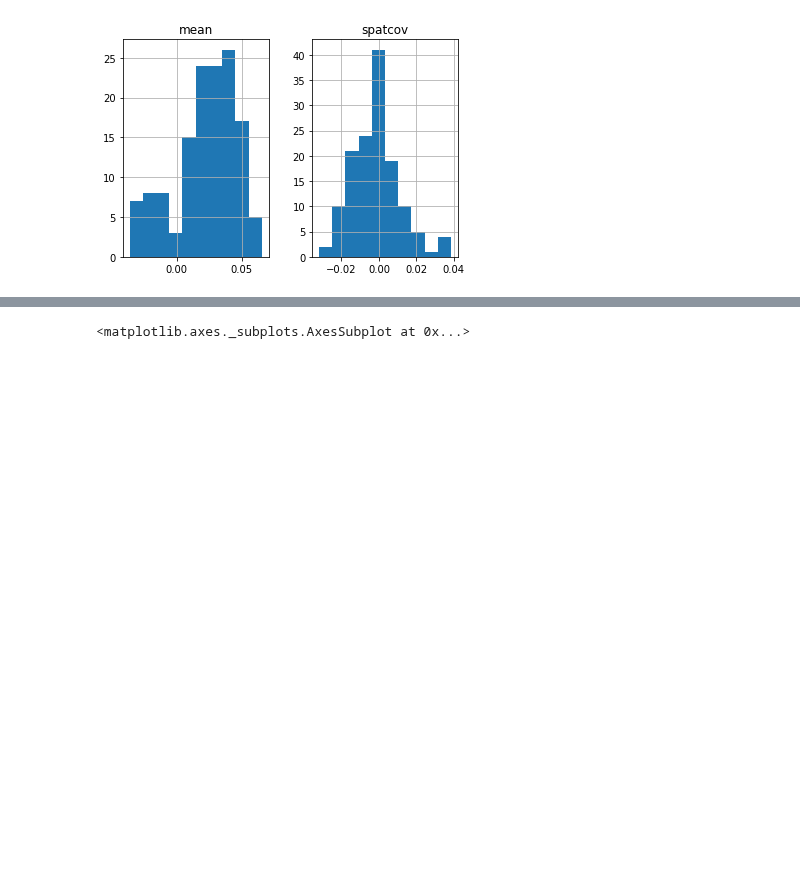
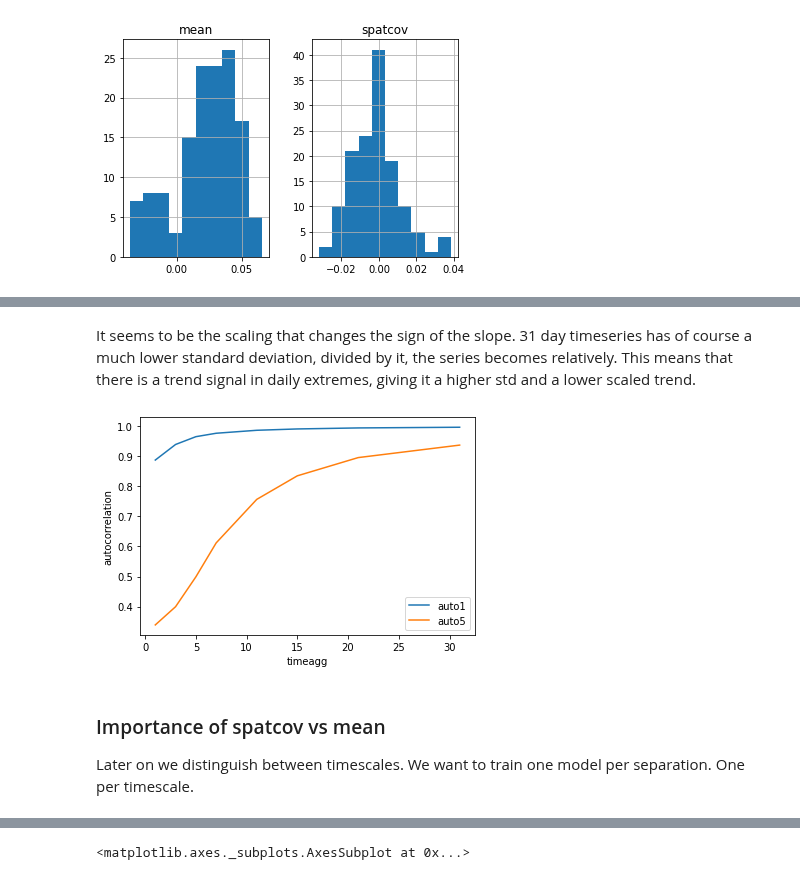
Before and after one commit to chiemvs/Weave, a Jupyter notebook: notebooks/after_hdbscan_dimred_push.ipynb, the cells around one changed output, grey strips where cells are left out. Saved outputs shown, nothing was run; the diff lists cells and outputs as text; code cells hidden in the pictures; blank space fills up the shorter version.

```diff
--- a/notebooks/after_hdbscan_dimred_push.ipynb
+++ b/notebooks/after_hdbscan_dimred_push.ipynb
@@ -123,3 +145,14 @@ The largest (standardized) trends seem to be in the mean, and are predominantly
+# %% [markdown]
+It seems to be the scaling that changes the sign of the slope. 31 day timeseries has of course a much lower standard deviation, divided by it, the series becomes relatively. This means that there is a trend signal in daily extremes, giving it a higher std and a lower scaled trend.
+# %%
+respstats.loc[['auto1','auto5']].T.plot()
+plt.ylabel('autocorrelation')
+plt.show()
+# %% [output]
+[figure, added]
+# %% [markdown]
+### Importance of spatcov vs mean
+Later on we distinguish between timescales. We want to train one model per separation. One per timescale.
 # %%
 from sklearn.ensemble import RandomForestRegressor
 from sklearn.metrics import mean_squared_error, r2_score
```
Also changed, not shown: parts of 29 cells of this notebook.
